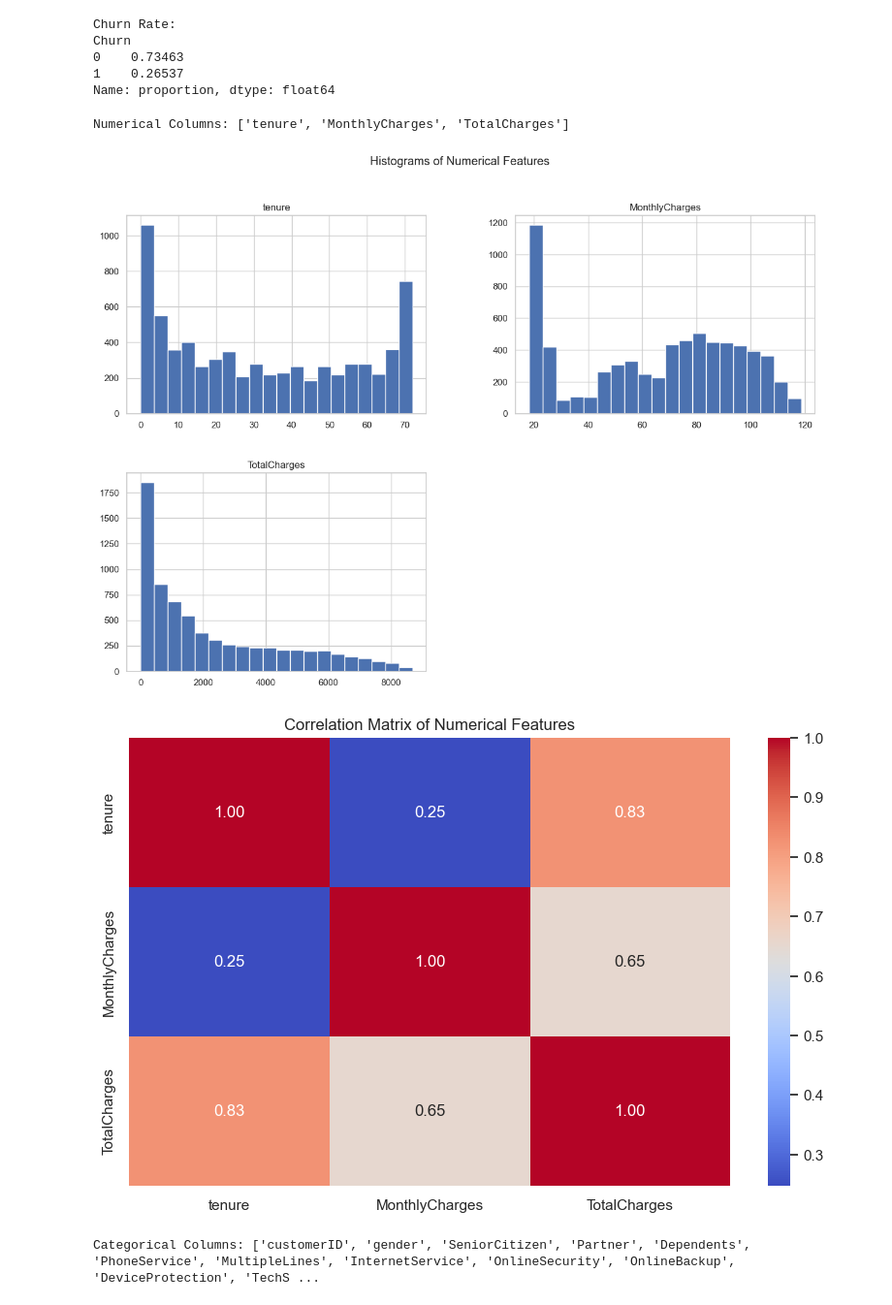
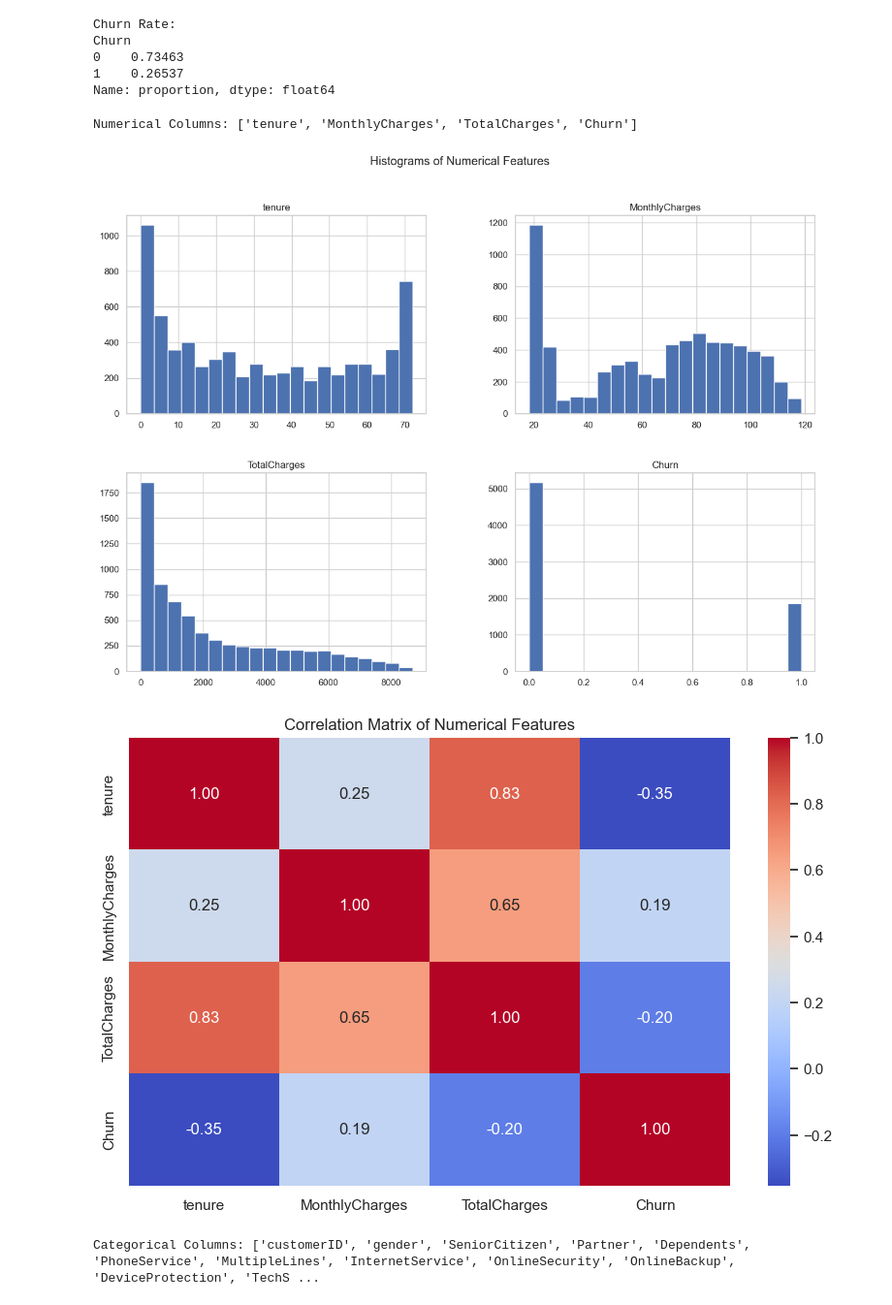
Before and after one commit to N-Dlamini/customer-churn-prediction, a Jupyter notebook: notebooks/02_eda.ipynb, the cells around one changed output. Shown at 97% size. Cells and saved outputs as stored; diff of their text form; code cells hidden in the pictures.

```diff
--- a/notebooks/02_eda.ipynb
+++ b/notebooks/02_eda.ipynb
@@ -69,23 +69,27 @@ Churn
 Name: proportion, dtype: float64
 # %%
 ## Numerical features analysis
+# Ensure churn is numeric
+df['Churn'] = df['Churn'].astype(int)
+
+# Select numeric columns (now churn will be included)
 numerical_cols = df.select_dtypes(include=np.number).columns.tolist()
 print("\nNumerical Columns:", numerical_cols)
 
-#Histograms for numerical features
+# Histograms
 df[numerical_cols].hist(bins=20, figsize=(15, 10))
 plt.suptitle('Histograms of Numerical Features')
 plt.show()
 
-#Correlation matrix
+# Correlation matrix
 corr_matrix = df[numerical_cols].corr()
 sns.heatmap(corr_matrix, annot=True, fmt=".2f", cmap='coolwarm')
 plt.title('Correlation Matrix of Numerical Features')
 plt.show()
 # %% [output]
-Numerical Columns: ['tenure', 'MonthlyCharges', 'TotalCharges']
+Numerical Columns: ['tenure', 'MonthlyCharges', 'TotalCharges', 'Churn']
-[figure, old version]
+[figure, new version]
-[figure, old version]
+[figure, new version]
 # %%
 ## Categorical features analysis
 categorical_cols = df.select_dtypes(include=['object', 'category']).columns.tolist()
```
Also changed, not shown: 7 other files.
